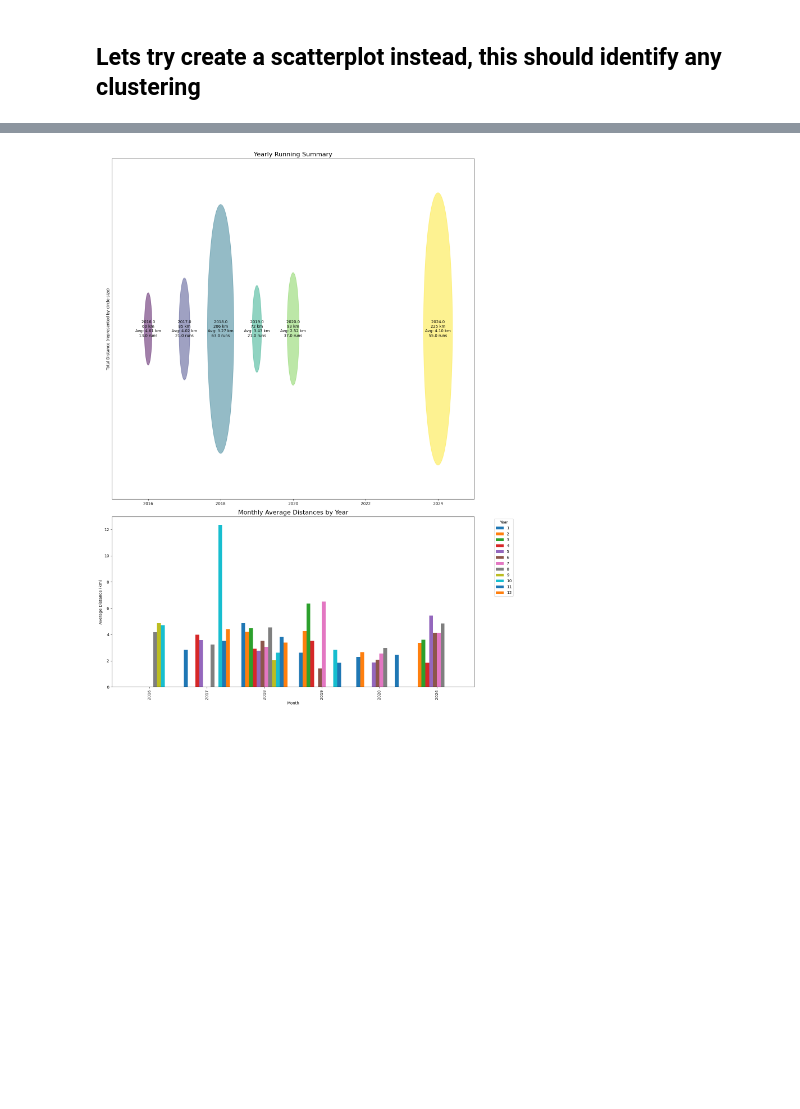
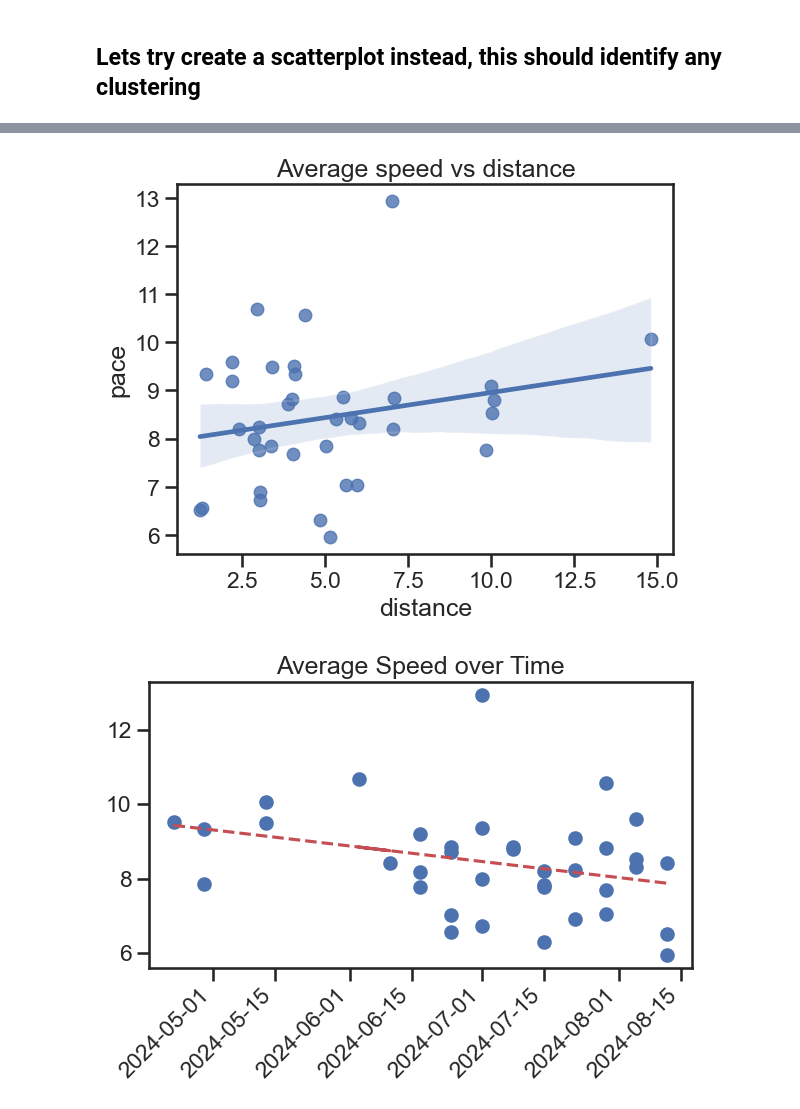
Before and after one commit to azaidrahman/Running-Analysis, a Jupyter notebook: Analysis/activities_analysis.ipynb, the cells around one changed output, grey strips where cells are left out. Drawn from its saved outputs; the diff is of its cells as text; code cells hidden in the pictures; blank space fills up the shorter version.

```diff
--- a/Analysis/activities_analysis.ipynb
+++ b/Analysis/activities_analysis.ipynb
@@ -138,52 +218,26 @@ plt.show()
-# %%
-import calendar
-
-# Create year and month columns
-df['year'] = df['activity_date'].dt.year
-df['month'] = df['activity_date'].dt.month
-
-# Calculate yearly totals and averages
-yearly_stats = df.groupby('year').agg({
-    'distance': ['sum', 'mean', 'count']
-}).reset_index()
-yearly_stats.columns = ['year', 'total_distance', 'avg_distance', 'run_count']
-
-# Calculate monthly averages for each year
-monthly_avg = df.groupby(['year', 'month'])['distance'].mean().unstack()
-
-# Create the plot
-fig, (ax1, ax2) = plt.subplots(2, 1, figsize=(15, 20), gridspec_kw={'height_ratios': [2, 1]})
-
-# Circle plot for yearly totals
-max_total = yearly_stats['total_distance'].max()
-colors = plt.cm.viridis(np.linspace(0, 1, len(yearly_stats)))
-for i, (_, row) in enumerate(yearly_stats.iterrows()):
-    circle = plt.Circle((row['year'], 0), row['total_distance']/max_total*0.4,
-                        alpha=0.5, color=colors[i])
-    ax1.add_artist(circle)
-    ax1.annotate(f"{row['year']}\n{row['total_distance']:.0f} km\nAvg: {row['avg_distance']:.2f} km\n{row['run_count']} runs",
-                 (row['year'], 0), ha='center', va='center')
-
-ax1.set_xlim(yearly_stats['year'].min() - 1, yearly_stats['year'].max() + 1)
-ax1.set_ylim(-0.5, 0.5)
-ax1.set_title('Yearly Running Summary', fontsize=16)
-ax1.set_ylabel('Total Distance (represented by circle size)')
-ax1.set_yticks([])
-
-# Bar plot for monthly averages
-monthly_avg.plot(kind='bar', ax=ax2, width=0.8)
-ax2.set_xlabel('Month')
-ax2.set_ylabel('Average Distance (km)')
-ax2.set_title('Monthly Average Distances by Year', fontsize=16)
-ax2.legend(title='Year', bbox_to_anchor=(1.05, 1), loc='upper left')
-# ax2.set_xticks(range(12))
-present_months = monthly_avg.columns  # Assuming these are the month numbers
-# ax2.set_xticklabels([calendar.month_abbr[i] for i in present_months], rotation=0)
-
-plt.tight_layout()
-plt.show()
-# %% [output]
-[figure, removed]
+# %%
+sns.set(style='ticks',context='talk')
+sns.regplot(x='distance',y='pace',data=latest_df).set_title('Average speed vs distance')
+
+fig = plt.figure()
+ax1 = fig.add_subplot(111)
+
+x = np.asarray(latest_df.start_date)
+y = np.asarray(latest_df.pace)
+
+ax1.scatter(x,y)
+ax1.set_title('Average Speed over Time')
+x2 = mdates.date2num(x)
+z = np.polyfit(x2,y,1)
+p = np.poly1d(z)
+plt.plot(x,p(x2), 'r--')
+
+fig.autofmt_xdate(rotation=45)
+fig.tight_layout()
+fig.show()
+# %% [output]
+[figure, added]
+[figure, added]
 # %%
 # Assuming df is your DataFrame with the running data
 # and you've already calculated yearly_stats as before
```
Also changed, not shown: parts of 47 cells of this notebook.
